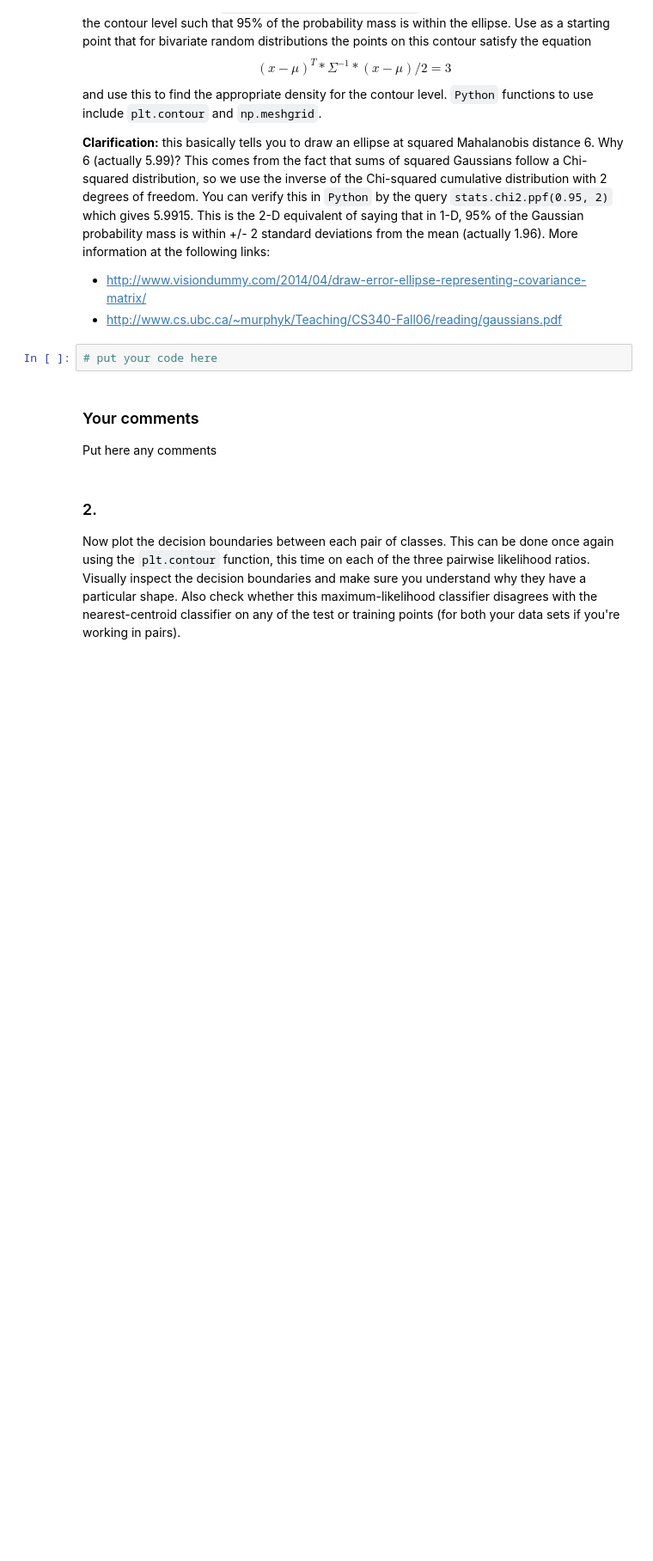
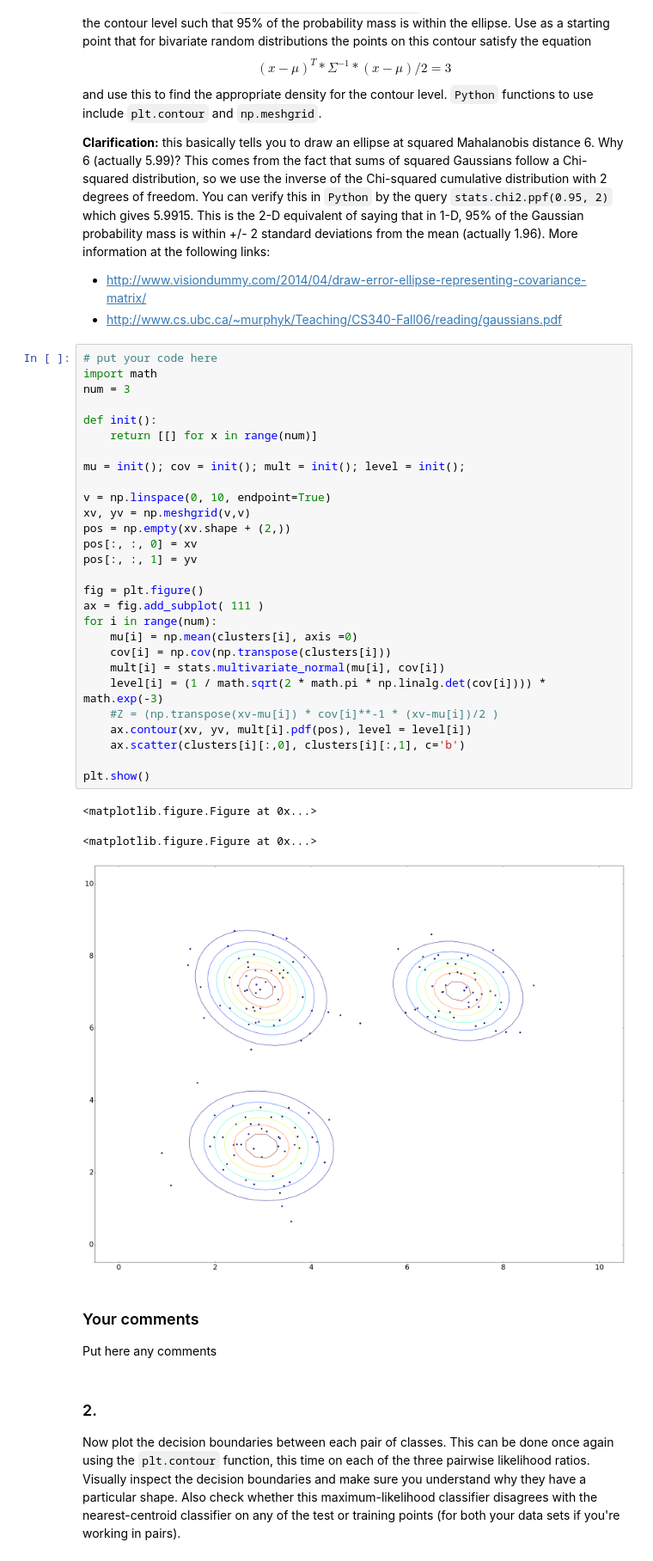
Before and after one commit to JoshVanL/SPS_LabWork, a Jupyter notebook: CW1/cw1.ipynb, the cells around one changed output. Shown at 86% size. Cells and saved outputs as stored; diff of their text form; blank space fills up the shorter version.

```diff
--- a/CW1/cw1.ipynb
+++ b/CW1/cw1.ipynb
@@ -109,8 +254,38 @@ and use this to find the appropriate density for the contour level. `Python` fun
 **Clarification:** this basically tells you to draw an ellipse at squared Mahalanobis distance 6. Why 6 (actually 5.99)? This comes from the fact that sums of squared Gaussians follow a Chi-squared distribution, so we use the inverse of the Chi-squared cumulative distribution with 2 degrees of freedom. You can verify this in `Python` by the query `stats.chi2.ppf(0.95, 2)` which gives 5.9915. This is the 2-D equivalent of saying that in 1-D, 95% of the Gaussian probability mass is within +/- 2 standard deviations from the mean (actually 1.96). More information at the following links:
 * [http://www.visiondummy.com/2014/04/draw-error-ellipse-representing-covariance-matrix/](http://www.visiondummy.com/2014/04/draw-error-ellipse-representing-covariance-matrix/)
 * [http://www.cs.ubc.ca/~murphyk/Teaching/CS340-Fall06/reading/gaussians.pdf](http://www.cs.ubc.ca/~murphyk/Teaching/CS340-Fall06/reading/gaussians.pdf)
-# %%
-# put your code here
+# %%
+# put your code here
+import math
+num = 3
+
+def init():
+    return [[] for x in range(num)]
+
+mu = init(); cov = init(); mult = init(); level = init();
+
+v = np.linspace(0, 10, endpoint=True)
+xv, yv = np.meshgrid(v,v)
+pos = np.empty(xv.shape + (2,))
+pos[:, :, 0] = xv
+pos[:, :, 1] = yv
+
+fig = plt.figure()
+ax = fig.add_subplot( 111 )
+for i in range(num):
+    mu[i] = np.mean(clusters[i], axis =0)
+    cov[i] = np.cov(np.transpose(clusters[i]))
+    mult[i] = stats.multivariate_normal(mu[i], cov[i])
+    level[i] = (1 / math.sqrt(2 * math.pi * np.linalg.det(cov[i]))) * math.exp(-3)
+    #Z = (np.transpose(xv-mu[i]) * cov[i]**-1 * (xv-mu[i])/2 )
+    ax.contour(xv, yv, mult[i].pdf(pos), level = level[i])
+    ax.scatter(clusters[i][:,0], clusters[i][:,1], c='b')
+
+plt.show()
+# %% [output]
+<matplotlib.figure.Figure at 0x...>
+<matplotlib.figure.Figure at 0x...>
+[figure, added]
 # %% [markdown]
 ### Your comments ###
 
```
Also changed, not shown: parts of 4 cells of this notebook, 3 other files.
